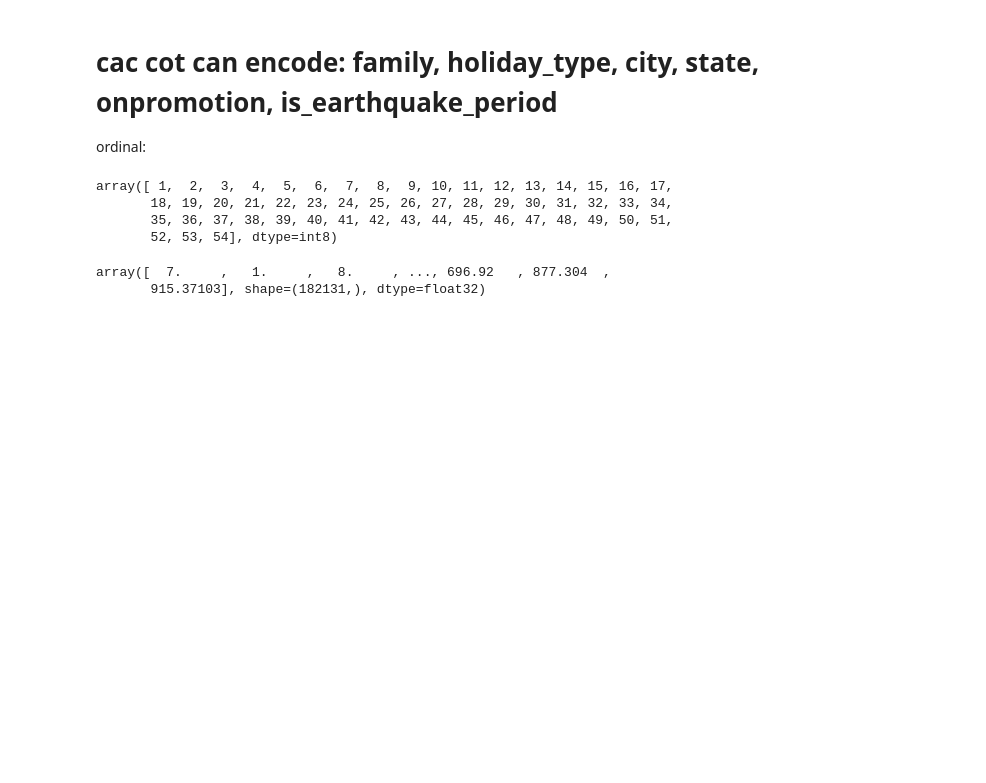
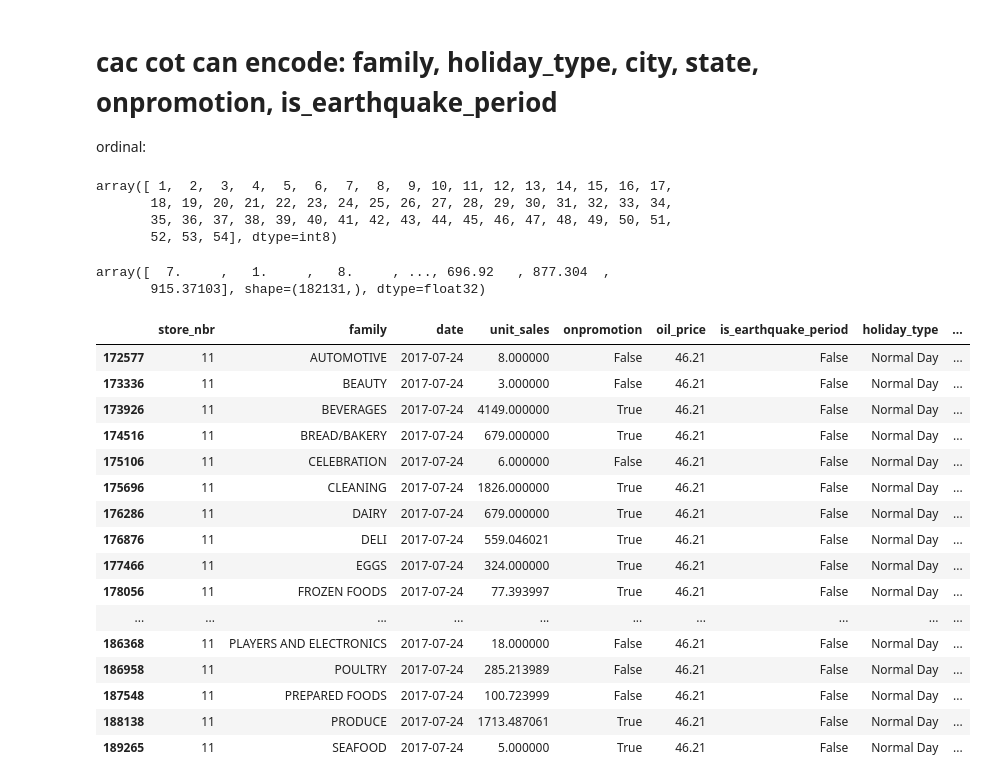
Before and after one commit to RikkaNg/SIC-AI-PROJECT-, a Jupyter notebook: notebook/01_EDA.ipynb, the cells around one changed output. Saved outputs shown, nothing was run; the diff lists cells and outputs as text; code cells hidden in the pictures; blank space fills up the shorter version.

Commit message:
data_loader preprocessor

```diff
--- a/notebook/01_EDA.ipynb
+++ b/notebook/01_EDA.ipynb
@@ -350,3 +348,27 @@ train.unit_sales.unique()
 # %% [output]
 array([  7.     ,   1.     ,   8.     , ..., 696.92   , 877.304  ,
        915.37103], shape=(182131,), dtype=float32)
+# %%
+event = pd.read_csv('../data/raw/holidays_events.csv')
+event = event[event.date>'2017-07-18']
+# %%
+event['date'] = pd.to_datetime(event['date'])
+train[(train['date'] == '2017-07-24') & (train['city'] == 'Cayambe')]
+# %% [output]
+|  | store_nbr | family | date | unit_sales | onpromotion | oil_price | is_earthquake_period | holiday_type | ... |
+| 172577 | 11 | AUTOMOTIVE | 2017-07-24 | 8.000000 | False | 46.21 | False | Normal Day | ... |
+| 173336 | 11 | BEAUTY | 2017-07-24 | 3.000000 | False | 46.21 | False | Normal Day | ... |
+| 173926 | 11 | BEVERAGES | 2017-07-24 | 4149.000000 | True | 46.21 | False | Normal Day | ... |
+| 174516 | 11 | BREAD/BAKERY | 2017-07-24 | 679.000000 | True | 46.21 | False | Normal Day | ... |
+| 175106 | 11 | CELEBRATION | 2017-07-24 | 6.000000 | False | 46.21 | False | Normal Day | ... |
+| 175696 | 11 | CLEANING | 2017-07-24 | 1826.000000 | True | 46.21 | False | Normal Day | ... |
+| 176286 | 11 | DAIRY | 2017-07-24 | 679.000000 | True | 46.21 | False | Normal Day | ... |
+| 176876 | 11 | DELI | 2017-07-24 | 559.046021 | True | 46.21 | False | Normal Day | ... |
+| 177466 | 11 | EGGS | 2017-07-24 | 324.000000 | True | 46.21 | False | Normal Day | ... |
+| 178056 | 11 | FROZEN FOODS | 2017-07-24 | 77.393997 | True | 46.21 | False | Normal Day | ... |
+| ... | ... | ... | ... | ... | ... | ... | ... | ... | ... |
+| 186368 | 11 | PLAYERS AND ELECTRONICS | 2017-07-24 | 18.000000 | False | 46.21 | False | Normal Day | ... |
+| 186958 | 11 | POULTRY | 2017-07-24 | 285.213989 | False | 46.21 | False | Normal Day | ... |
+| 187548 | 11 | PREPARED FOODS | 2017-07-24 | 100.723999 | False | 46.21 | False | Normal Day | ... |
+| 188138 | 11 | PRODUCE | 2017-07-24 | 1713.487061 | True | 46.21 | False | Normal Day | ... |
+| 189265 | 11 | SEAFOOD | 2017-07-24 | 5.000000 | True | 46.21 | False | Normal Day | ... |
```
Also changed, not shown: parts of 4 cells of this notebook, 2 other files.
